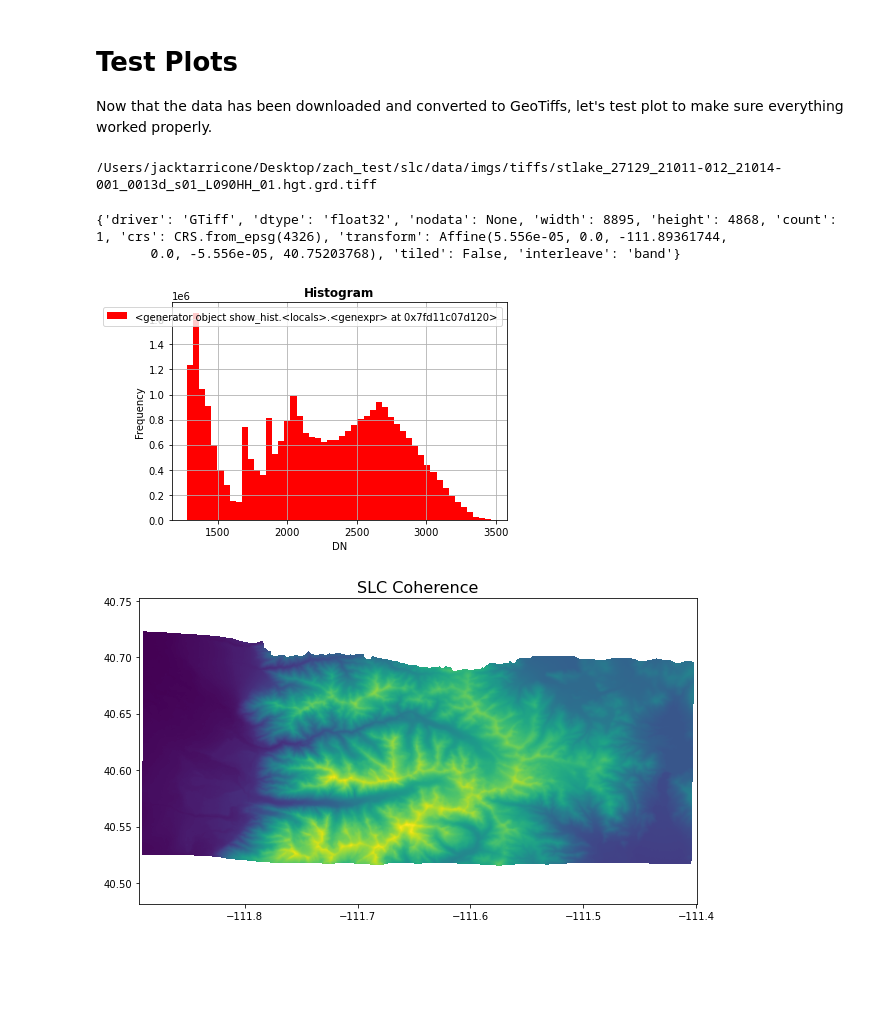
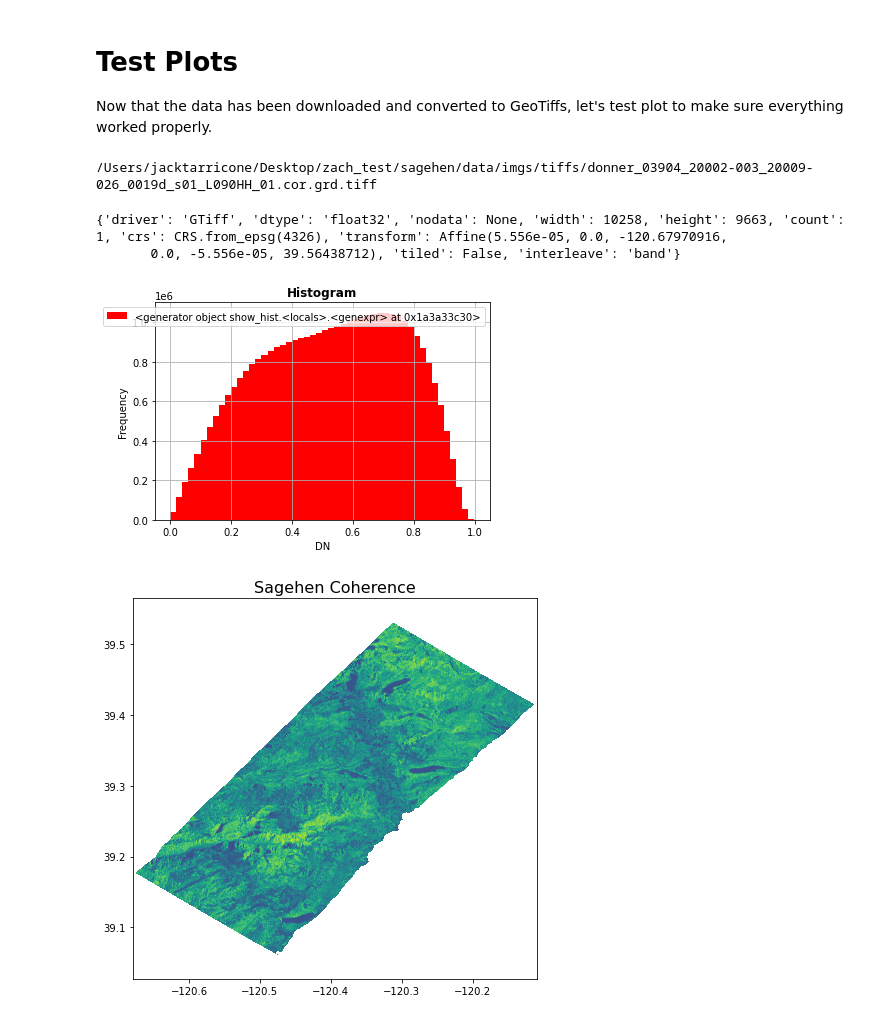
Before and after one commit to SnowEx/uavsar_pytools, a Jupyter notebook: uavsar_pytools_tutorial.ipynb, the cells around one changed output. Drawn from its saved outputs; the diff is of its cells as text; code cells hidden in the pictures; blank space fills up the shorter version.

```diff
--- a/uavsar_pytools_tutorial.ipynb
+++ b/uavsar_pytools_tutorial.ipynb
@@ -108,24 +108,24 @@ Now that the data has been downloaded and converted to GeoTiffs, let's test plot
 # %%
 # search for unw and ann files for download test
 # os.chdir('/Users/jacktarricone/Desktop/zach_test/slc/data')
-unw = glob.glob(os.path.abspath("data/imgs/tiffs/*HH*hgt.grd.tiff"))
-print(unw[0])
+cor = glob.glob(os.path.abspath("data/imgs/tiffs/*HH*cor.grd.tiff"))
+print(cor[0])
 # %% [output]
-/Users/jacktarricone/Desktop/zach_test/slc/data/imgs/tiffs/stlake_27129_21011-012_21014-001_0013d_s01_L090HH_01.hgt.grd.tiff
+/Users/jacktarricone/Desktop/zach_test/sagehen/data/imgs/tiffs/donner_03904_20002-003_20009-026_0019d_s01_L090HH_01.cor.grd.tiff
 # %%
-unw_rast = rio.open(unw[0])
-meta_data = unw_rast.profile
+cor_rast = rio.open(cor[0])
+meta_data = cor_rast.profile
 print(meta_data)
 # %% [output]
-{'driver': 'GTiff', 'dtype': 'float32', 'nodata': None, 'width': 8895, 'height': 4868, 'count': 1, 'crs': CRS.from_epsg(4326), 'transform': Affine(5.556e-05, 0.0, -111.89361744,
-       0.0, -5.556e-05, 40.75203768), 'tiled': False, 'interleave': 'band'}
+{'driver': 'GTiff', 'dtype': 'float32', 'nodata': None, 'width': 10258, 'height': 9663, 'count': 1, 'crs': CRS.from_epsg(4326), 'transform': Affine(5.556e-05, 0.0, -120.67970916,
+       0.0, -5.556e-05, 39.56438712), 'tiled': False, 'interleave': 'band'}
 # %%
-show_hist(unw_rast, bins = 50)
+show_hist(cor_rast, bins = 50)
 # %% [output]
-[figure, old version]
+[figure, new version]
 # %%
 fig, ax = plt.subplots(figsize = (10,7))
-ax.set_title("SLC Coherence",fontsize = 16);
-show((unw_rast, 1), cmap = 'viridis'); # info from histogram
+ax.set_title("Sagehen Coherence",fontsize = 16);
+show((cor_rast, 1), cmap = 'viridis'); # info from histogram
 # %% [output]
-[figure, old version]
+[figure, new version]
```
Also changed, not shown: parts of 11 cells of this notebook, 1 other file.
